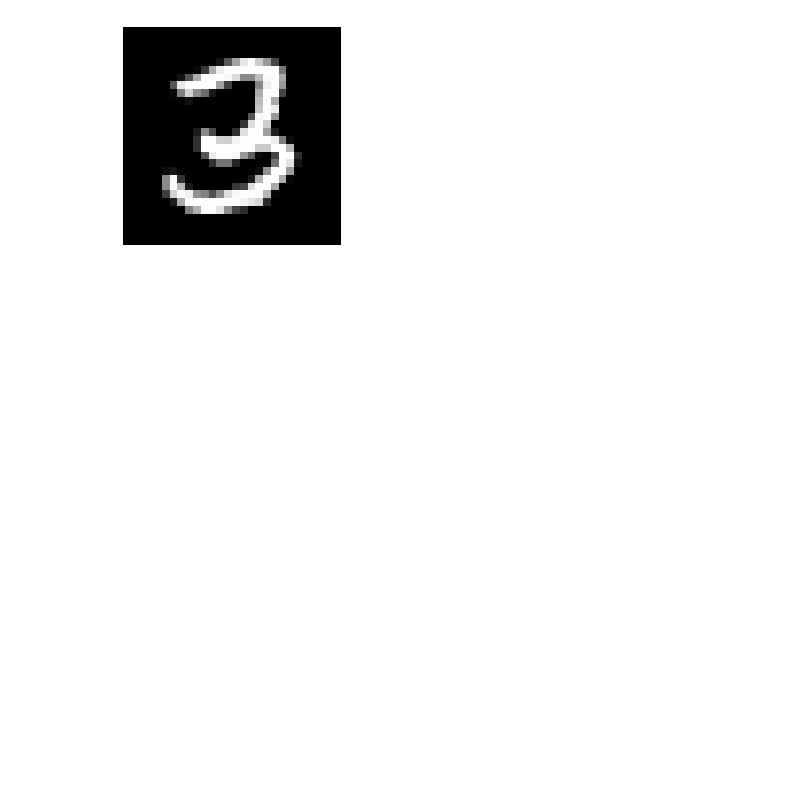
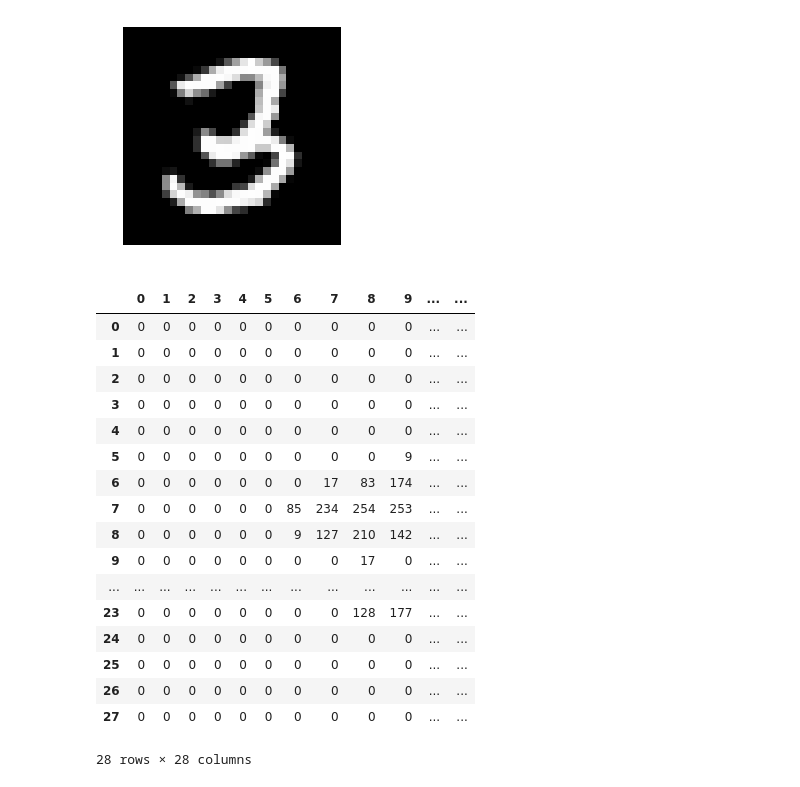
Before and after one commit to Elwing-Chou/ML0114, a Jupyter notebook: MLP.ipynb, the cells around one changed output. Drawn from its saved outputs; the diff is of its cells as text; code cells hidden in the pictures; blank space fills up the shorter version.

```diff
--- a/MLP.ipynb
+++ b/MLP.ipynb
@@ -32,3 +32,25 @@ plt.imshow(x_train[c], cmap="gray")
 3
 <matplotlib.image.AxesImage at 0x...>
 [figure]
+# %%
+import pandas as pd
+pd.DataFrame(x_train[c])
+# %% [output]
+|  | 0 | 1 | 2 | 3 | 4 | 5 | 6 | 7 | 8 | 9 | ... | ... |
+| 0 | 0 | 0 | 0 | 0 | 0 | 0 | 0 | 0 | 0 | 0 | ... | ... |
+| 1 | 0 | 0 | 0 | 0 | 0 | 0 | 0 | 0 | 0 | 0 | ... | ... |
+| 2 | 0 | 0 | 0 | 0 | 0 | 0 | 0 | 0 | 0 | 0 | ... | ... |
+| 3 | 0 | 0 | 0 | 0 | 0 | 0 | 0 | 0 | 0 | 0 | ... | ... |
+| 4 | 0 | 0 | 0 | 0 | 0 | 0 | 0 | 0 | 0 | 0 | ... | ... |
+| 5 | 0 | 0 | 0 | 0 | 0 | 0 | 0 | 0 | 0 | 9 | ... | ... |
+| 6 | 0 | 0 | 0 | 0 | 0 | 0 | 0 | 17 | 83 | 174 | ... | ... |
+| 7 | 0 | 0 | 0 | 0 | 0 | 0 | 85 | 234 | 254 | 253 | ... | ... |
+| 8 | 0 | 0 | 0 | 0 | 0 | 0 | 9 | 127 | 210 | 142 | ... | ... |
+| 9 | 0 | 0 | 0 | 0 | 0 | 0 | 0 | 0 | 17 | 0 | ... | ... |
+| ... | ... | ... | ... | ... | ... | ... | ... | ... | ... | ... | ... | ... |
+| 23 | 0 | 0 | 0 | 0 | 0 | 0 | 0 | 0 | 128 | 177 | ... | ... |
+| 24 | 0 | 0 | 0 | 0 | 0 | 0 | 0 | 0 | 0 | 0 | ... | ... |
+| 25 | 0 | 0 | 0 | 0 | 0 | 0 | 0 | 0 | 0 | 0 | ... | ... |
+| 26 | 0 | 0 | 0 | 0 | 0 | 0 | 0 | 0 | 0 | 0 | ... | ... |
+| 27 | 0 | 0 | 0 | 0 | 0 | 0 | 0 | 0 | 0 | 0 | ... | ... |
+28 rows × 28 columns
```
Also changed, not shown: parts of 1 cell of this notebook.
